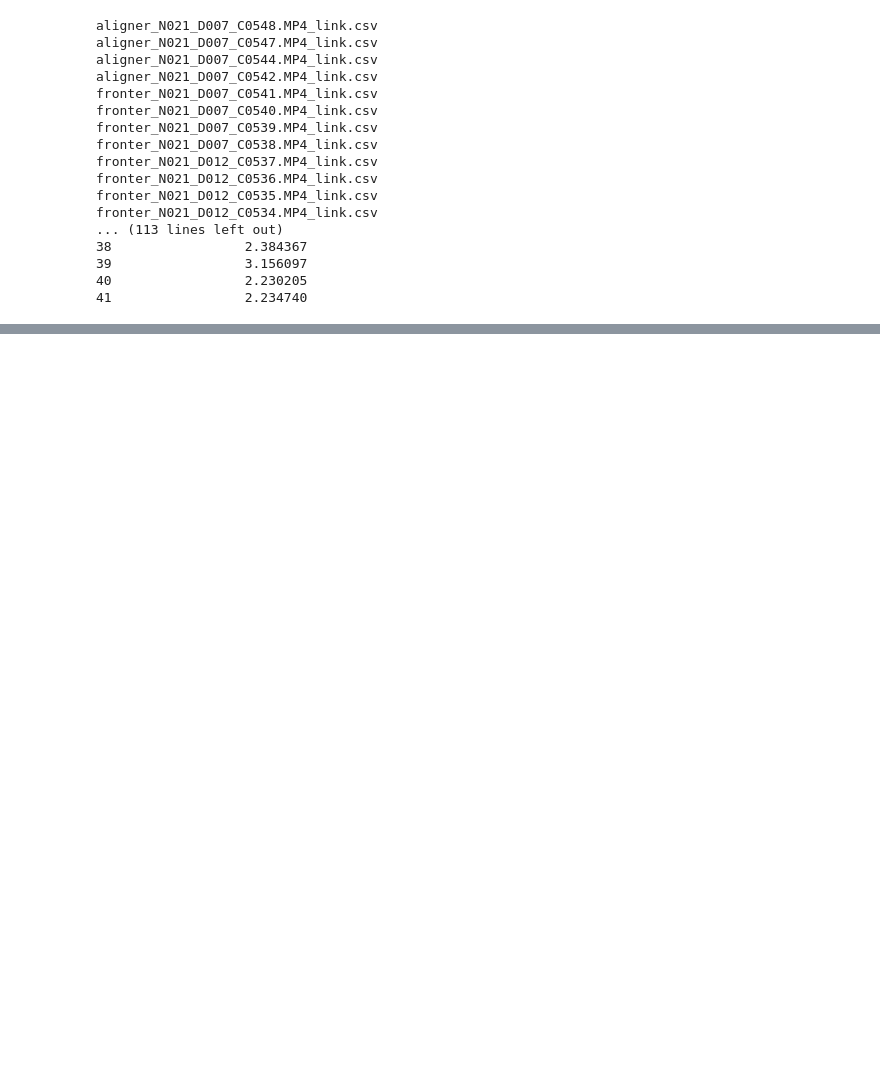
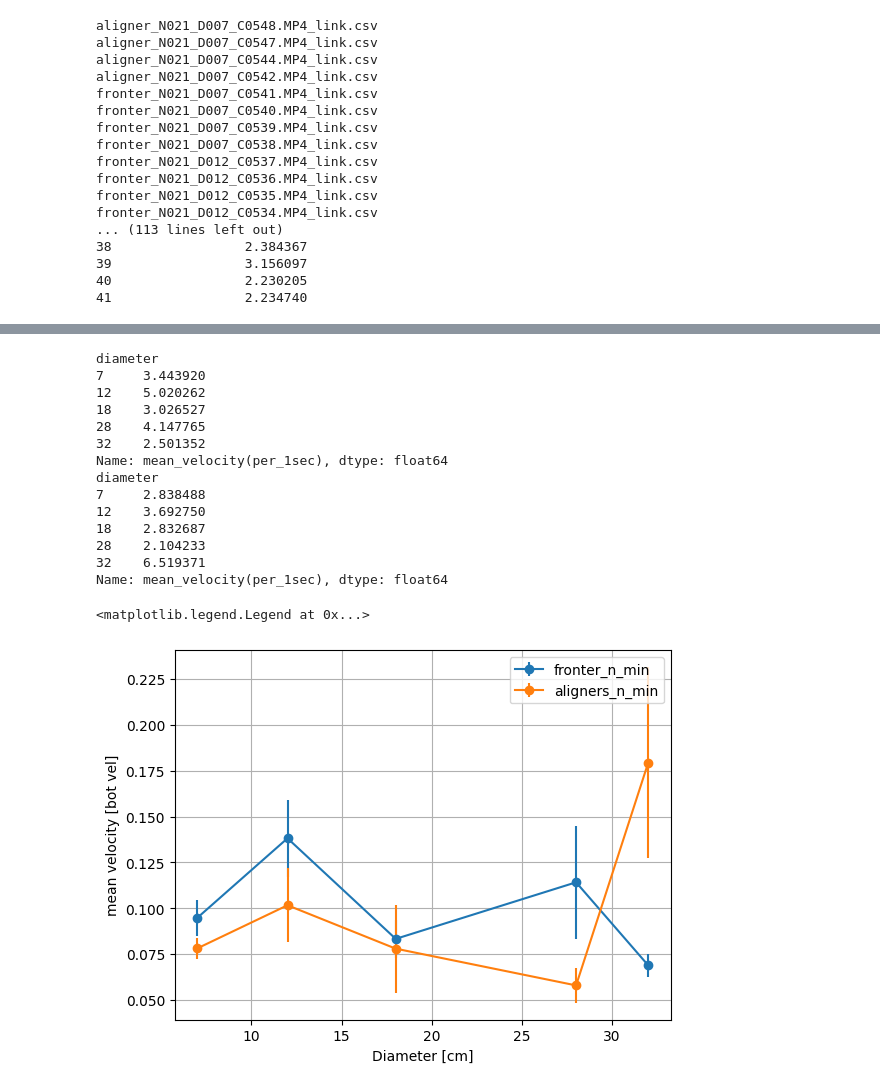
Before and after one commit to complex-lab/robotic_swarms, a Jupyter notebook: mean_velocity_vs_diameter_21bot.ipynb, the cells around one changed output, grey strips where cells are left out. Cells and saved outputs as stored; diff of their text form; code cells hidden in the pictures; blank space fills up the shorter version.

```diff
--- a/mean_velocity_vs_diameter_21bot.ipynb
+++ b/mean_velocity_vs_diameter_21bot.ipynb
@@ -145,0 +170,36 @@ Name: mean_velocity(per_1sec), dtype: float64
+# %%
+arenaSizePixels = 1090 # [pixels]
+arenaSizeCm = 150 # [cm]
+mpp = arenaSizeCm/arenaSizePixels
+fronter_data=mean_data.loc[("fronter","mean_velocity(per_1sec)")]
+print(fronter_data)
+fronter_err=std_data.loc[("fronter","mean_velocity(per_1sec)")]/2
+aligner_data=mean_data.loc[("aligner","mean_velocity(per_1sec)")]
+print(aligner_data)
+aligner_err=std_data.loc[("aligner","mean_velocity(per_1sec)")]/2
+fig,ax = plt.subplots()
+ax.errorbar(x=fronter_data.index,y=fronter_data*mpp/5,marker='o',label='fronter_n_min',yerr=fronter_err*mpp/5)
+#ax.plot(fronter_data_max.index,fronter_data_max,'-o',label='fronter_n_max')
+ax.errorbar(x=aligner_data.index,y=aligner_data*mpp/5,marker='o',label='aligners_n_min',yerr=aligner_err*mpp/5)
+#ax.plot(aligner_data_max.index,aligner_data_max,'-o',label='aligners_n_max')
+ax.set_xlabel('Diameter [cm]')
+ax.set_ylabel('mean velocity [bot vel]')
+ax.grid()
+ax.legend()
+# %% [output]
+diameter
+7     3.443920
+12    5.020262
+18    3.026527
+28    4.147765
+32    2.501352
+Name: mean_velocity(per_1sec), dtype: float64
+diameter
+7     2.838488
+12    3.692750
+18    2.832687
+28    2.104233
+32    6.519371
+Name: mean_velocity(per_1sec), dtype: float64
+<matplotlib.legend.Legend at 0x...>
+[figure, added]
```
Also changed, not shown: parts of 4 cells of this notebook, 1 other file.
